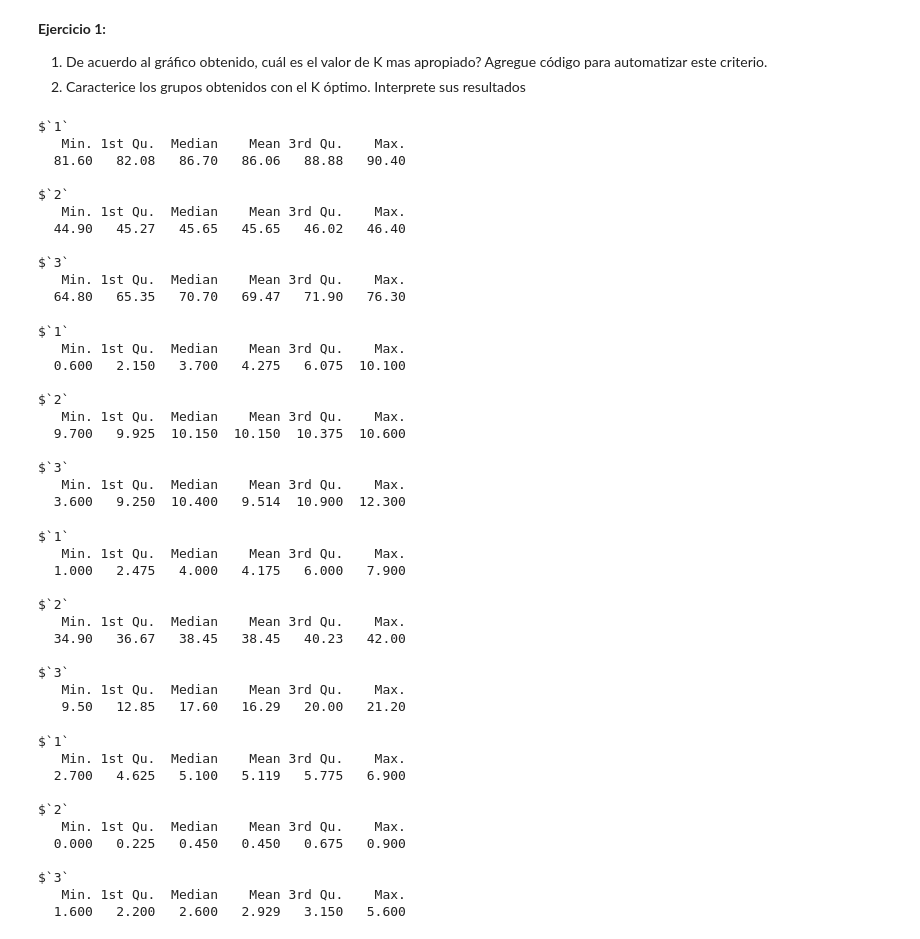
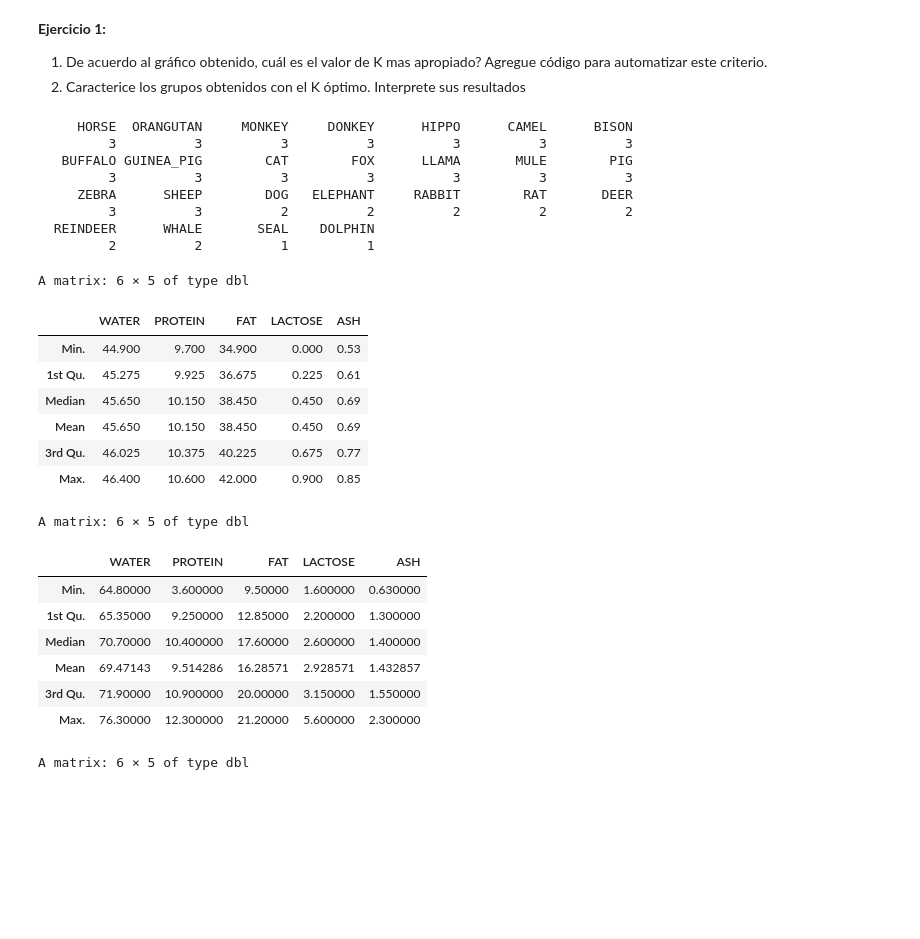
Before and after one commit to elianascheihing/INFO257, a Jupyter notebook: clustering/Clustering_Notebook1.ipynb, the cells around one changed output. Cells and saved outputs as stored; diff of their text form; code cells hidden in the pictures; blank space fills up the shorter version.

```diff
--- a/clustering/Clustering_Notebook1.ipynb
+++ b/clustering/Clustering_Notebook1.ipynb
@@ -142,51 +131,32 @@ plot(1:fin_iter,J,xlab="k",ylab="J",type="p",main="J v/s k en k-means",col=2)
 # %%
-tapply(datos[,1],cl$cluster,summary)
-tapply(datos[,2],cl$cluster,summary)
-tapply(datos[,3],cl$cluster,summary)
-tapply(datos[,4],cl$cluster,summary)
-tapply(datos[,5],cl$cluster,summary)
+cl<-kmeans(datos,3,iter.max=1000,nstart=10)
+print(cl$cluster)
+apply(datos[cl$cluster==1,],2,summary)
+apply(datos[cl$cluster==2,],2,summary)
+apply(datos[cl$cluster==3,],2,summary)
 # %% [output]
-$`1`
-   Min. 1st Qu.  Median    Mean 3rd Qu.    Max.
-  81.60   82.08   86.70   86.06   88.88   90.40
-
-$`2`
-   Min. 1st Qu.  Median    Mean 3rd Qu.    Max.
-  44.90   45.27   45.65   45.65   46.02   46.40
-
-$`3`
-   Min. 1st Qu.  Median    Mean 3rd Qu.    Max.
-  64.80   65.35   70.70   69.47   71.90   76.30
+     HORSE  ORANGUTAN     MONKEY     DONKEY      HIPPO      CAMEL      BISON
+         3          3          3          3          3          3          3
+   BUFFALO GUINEA_PIG        CAT        FOX      LLAMA       MULE        PIG
+         3          3          3          3          3          3          3
+     ZEBRA      SHEEP        DOG   ELEPHANT     RABBIT        RAT       DEER
+         3          3          2          2          2          2          2
+  REINDEER      WHALE       SEAL    DOLPHIN
+         2          2          1          1
-$`1`
-   Min. 1st Qu.  Median    Mean 3rd Qu.    Max.
-  0.600   2.150   3.700   4.275   6.075  10.100
-
-$`2`
-   Min. 1st Qu.  Median    Mean 3rd Qu.    Max.
-  9.700   9.925  10.150  10.150  10.375  10.600
-
-$`3`
-   Min. 1st Qu.  Median    Mean 3rd Qu.    Max.
-  3.600   9.250  10.400   9.514  10.900  12.300
+A matrix: 6 × 5 of type dbl
+|  | WATER | PROTEIN | FAT | LACTOSE | ASH |
+| Min. | 44.900 | 9.700 | 34.900 | 0.000 | 0.53 |
+| 1st Qu. | 45.275 | 9.925 | 36.675 | 0.225 | 0.61 |
+| Median | 45.650 | 10.150 | 38.450 | 0.450 | 0.69 |
+| Mean | 45.650 | 10.150 | 38.450 | 0.450 | 0.69 |
+| 3rd Qu. | 46.025 | 10.375 | 40.225 | 0.675 | 0.77 |
+| Max. | 46.400 | 10.600 | 42.000 | 0.900 | 0.85 |
-$`1`
-   Min. 1st Qu.  Median    Mean 3rd Qu.    Max.
-  1.000   2.475   4.000   4.175   6.000   7.900
-
-$`2`
-   Min. 1st Qu.  Median    Mean 3rd Qu.    Max.
-  34.90   36.67   38.45   38.45   40.23   42.00
-
-$`3`
-   Min. 1st Qu.  Median    Mean 3rd Qu.    Max.
-   9.50   12.85   17.60   16.29   20.00   21.20
+A matrix: 6 × 5 of type dbl
+|  | WATER | PROTEIN | FAT | LACTOSE | ASH |
+| Min. | 64.80000 | 3.600000 | 9.50000 | 1.600000 | 0.630000 |
+| 1st Qu. | 65.35000 | 9.250000 | 12.85000 | 2.200000 | 1.300000 |
+| Median | 70.70000 | 10.400000 | 17.60000 | 2.600000 | 1.400000 |
+| Mean | 69.47143 | 9.514286 | 16.28571 | 2.928571 | 1.432857 |
+| 3rd Qu. | 71.90000 | 10.900000 | 20.00000 | 3.150000 | 1.550000 |
+| Max. | 76.30000 | 12.300000 | 21.20000 | 5.600000 | 2.300000 |
-$`1`
-   Min. 1st Qu.  Median    Mean 3rd Qu.    Max.
-  2.700   4.625   5.100   5.119   5.775   6.900
-
-$`2`
-   Min. 1st Qu.  Median    Mean 3rd Qu.    Max.
-  0.000   0.225   0.450   0.450   0.675   0.900
-
-$`3`
-   Min. 1st Qu.  Median    Mean 3rd Qu.    Max.
-  1.600   2.200   2.600   2.929   3.150   5.600
+A matrix: 6 × 5 of type dbl
```
Also changed, not shown: parts of 7 cells of this notebook, 5 other files.
